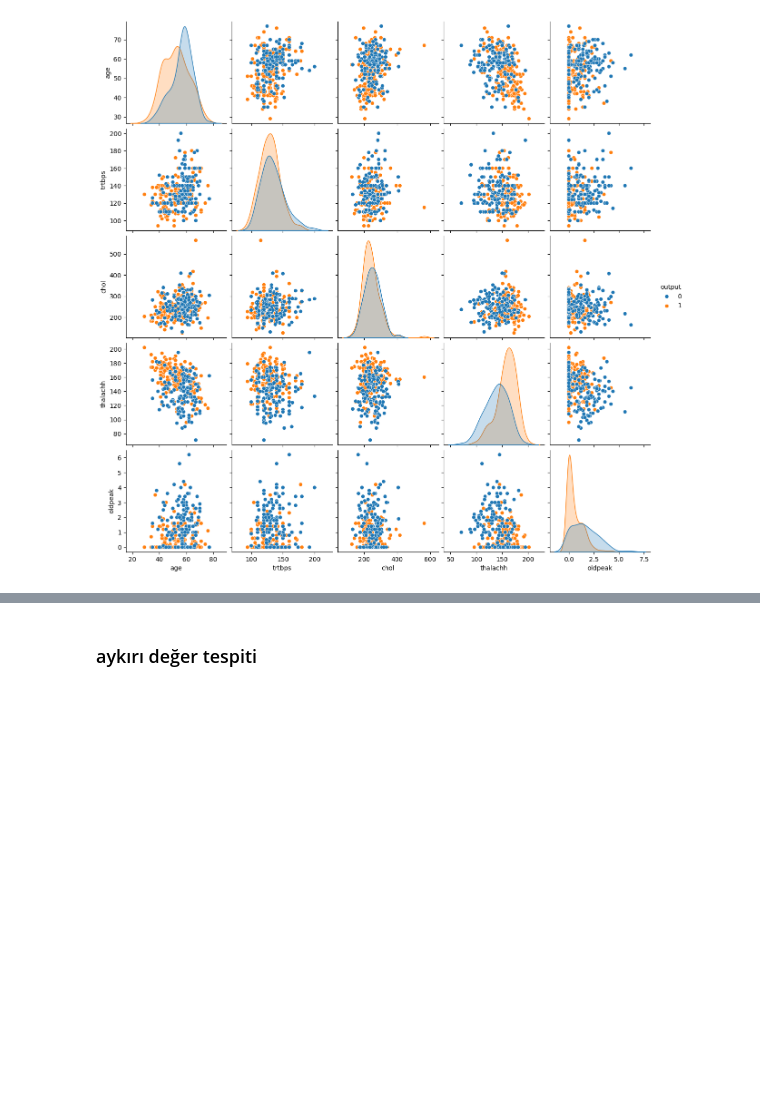
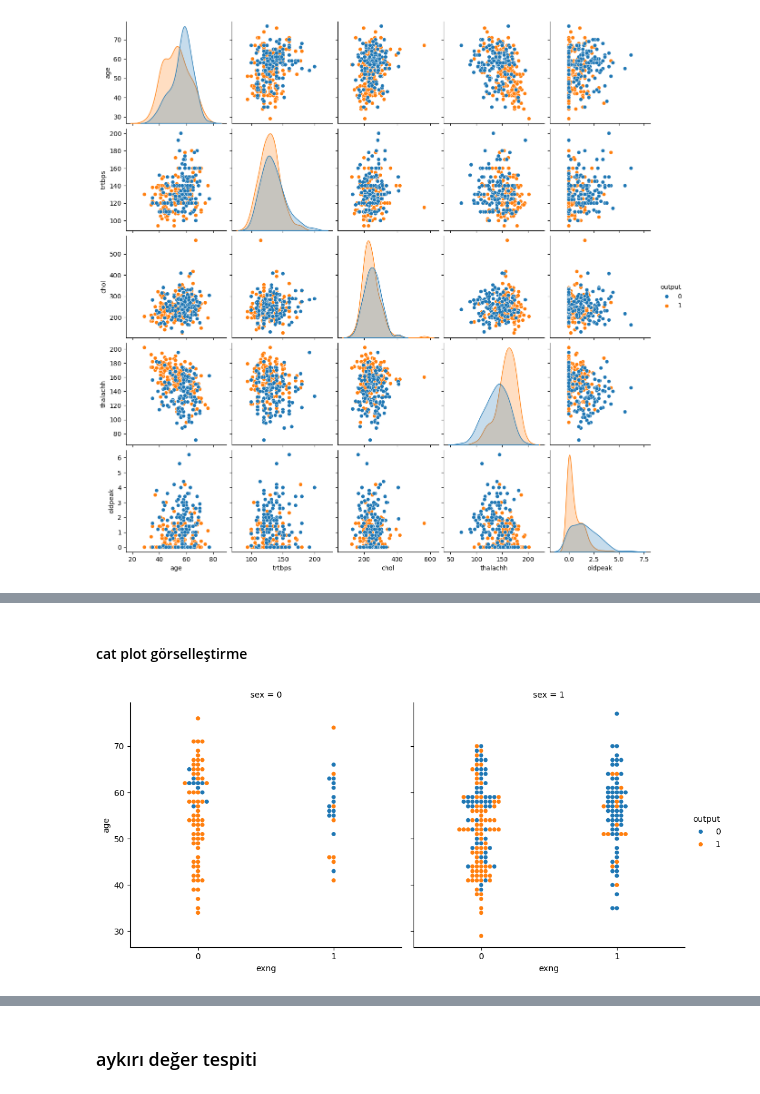
Before and after one commit to can-ozyasar/Kalp-Krizi-Tahmini, a Jupyter notebook: KalpKriziTahmin.ipynb, the cells around one changed output, grey strips where cells are left out. Drawn from its saved outputs; the diff is of its cells as text; code cells hidden in the pictures; blank space fills up the shorter version.

```diff
--- a/KalpKriziTahmin.ipynb
+++ b/KalpKriziTahmin.ipynb
@@ -183,0 +260,10 @@ plt.show()
+# %% [markdown]
+#### cat plot görselleştirme
+# %%
+plt.Figure()
+sns.catplot(x="exng",y="age" , hue="output" , col="sex" ,  kind="swarm", data=df ) #orijinal verimizi kullandık çükü veriler arası bir çizim yapacağız
+plt.show()
+#cinsiyet 1 iken ve exng 1 iken kalp krizi riski düşük
+#cinsiyet 0 iken ve exng 0 iken kalp krizi riski  yüksek
+# %% [output]
+[figure, added]
```
Also changed, not shown: parts of 13 cells of this notebook, 4 other files.
